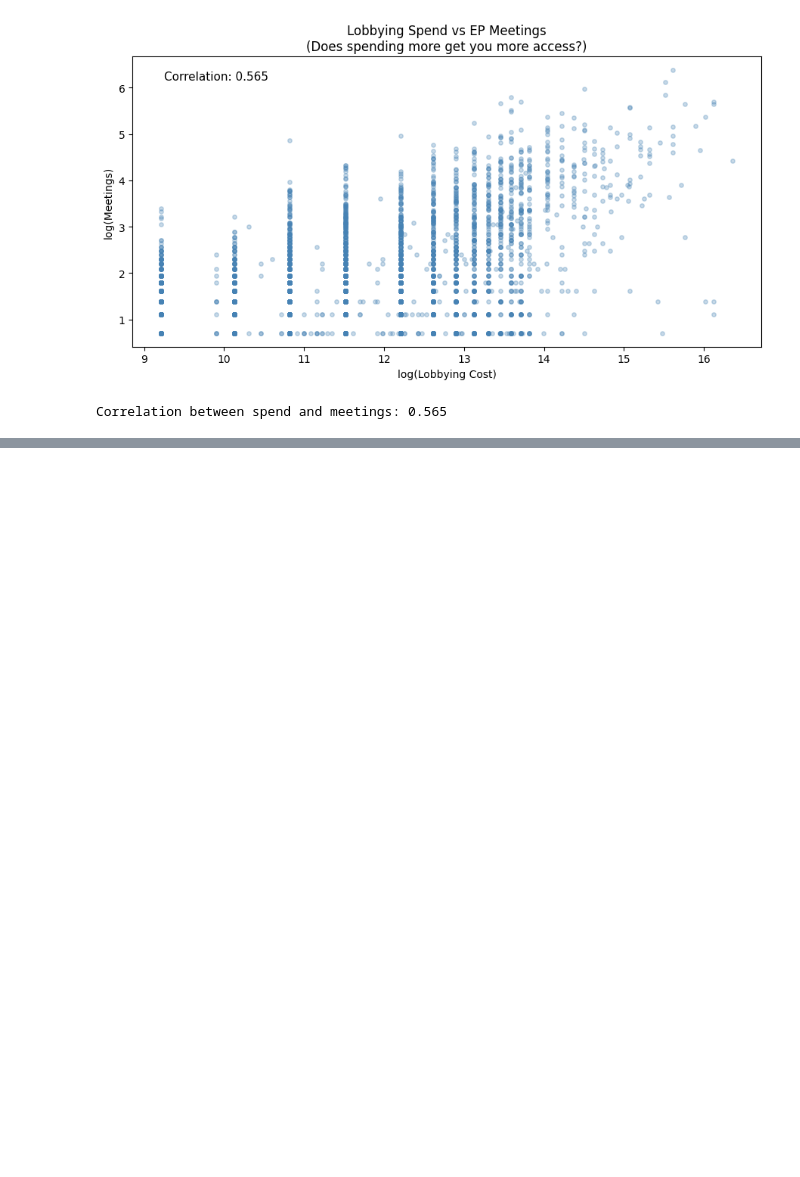
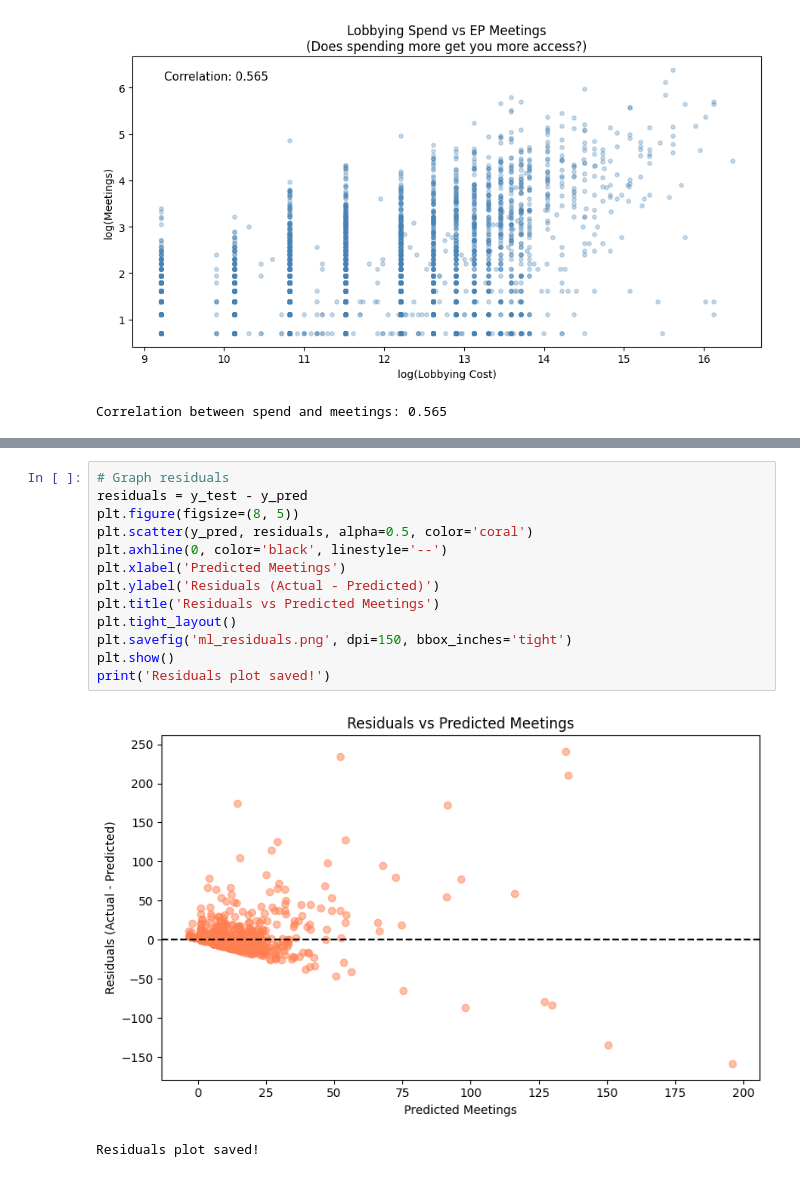
Before and after one commit to greenbear26/RAMM-Project, a Jupyter notebook: ml-src/lobbying_phase2.ipynb, the cells around one changed output, grey strips where cells are left out. Saved outputs shown, nothing was run; the diff lists cells and outputs as text; blank space fills up the shorter version.

```diff
--- a/ml-src/lobbying_phase2.ipynb
+++ b/ml-src/lobbying_phase2.ipynb
@@ -334,0 +362,16 @@ Predictions are off by ~24 meetings on average
+# %%
+# Graph residuals
+residuals = y_test - y_pred
+plt.figure(figsize=(8, 5))
+plt.scatter(y_pred, residuals, alpha=0.5, color='coral')
+plt.axhline(0, color='black', linestyle='--')
+plt.xlabel('Predicted Meetings')
+plt.ylabel('Residuals (Actual - Predicted)')
+plt.title('Residuals vs Predicted Meetings')
+plt.tight_layout()
+plt.savefig('ml_residuals.png', dpi=150, bbox_inches='tight')
+plt.show()
+print('Residuals plot saved!')
+# %% [output]
+[figure, added]
+Residuals plot saved!
```
Also changed, not shown: parts of 3 cells of this notebook, 7 other files.
